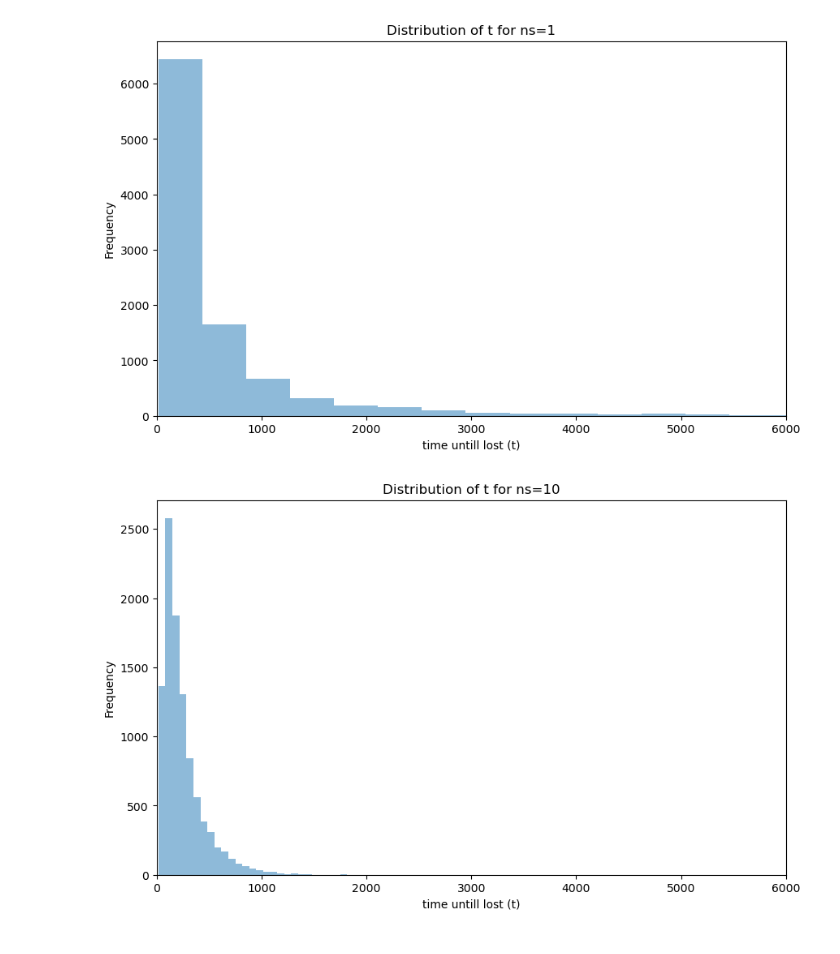
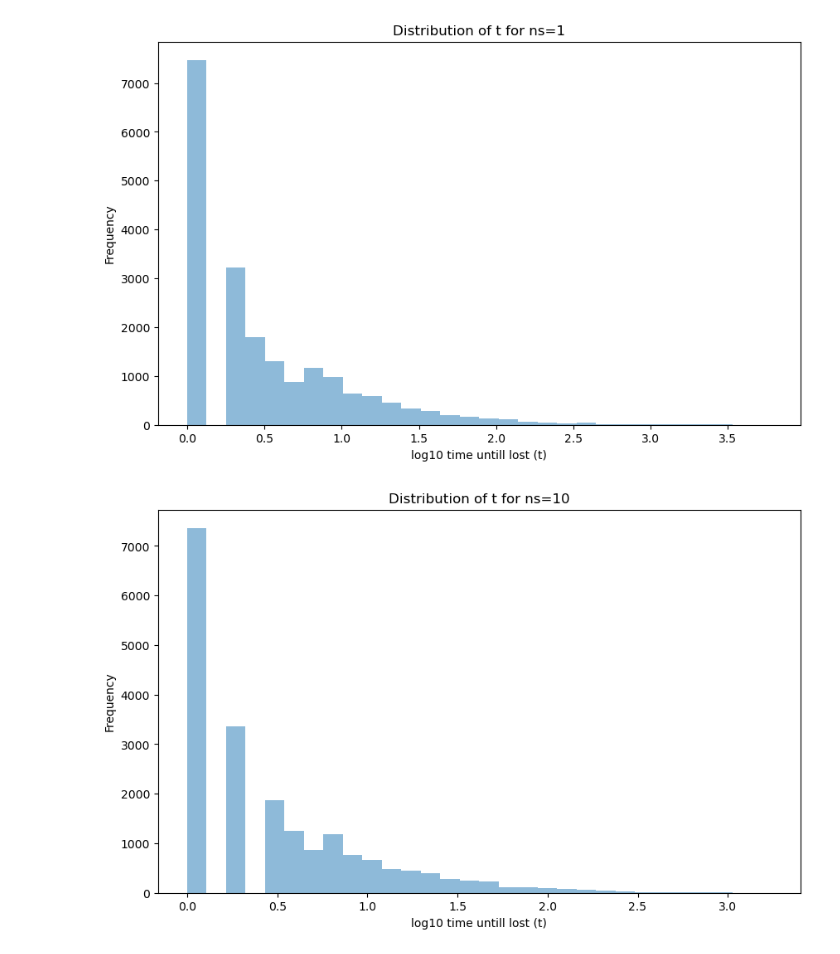
Before and after one commit to Bjarke-M/BGS_Strength_SelectiveDeaths, a Jupyter notebook: notebooks/popsize_1000_ns.ipynb, the cells around one changed output. Saved outputs shown, nothing was run; the diff lists cells and outputs as text; code cells hidden in the pictures.

```diff
--- a/notebooks/popsize_1000_ns.ipynb
+++ b/notebooks/popsize_1000_ns.ipynb
@@ -73,10 +73,9 @@ plt.show()
 for n in ns:
     subset = combined_df[combined_df['ns'] == n]
     plt.figure(figsize=(10, 6))
-    plt.hist(subset['t'], bins=30, alpha=0.5)
-    plt.xlabel('time untill lost (t)')
+    plt.hist(np.log10(subset['t']), bins=30, alpha=0.5)
+    plt.xlabel('log10 time untill lost (t)')
     plt.ylabel('Frequency')
-    plt.xlim(0, 6000)
     plt.title(f'Distribution of t for ns={n}')
     plt.show()
 # %% [output]
@@ -90,2 +89,2 @@ for n in ns:
-[figure, old version]
+[figure, new version]
-[figure, old version]
+[figure, new version]
```
Also changed, not shown: parts of 17 cells of this notebook, 10 other files.
